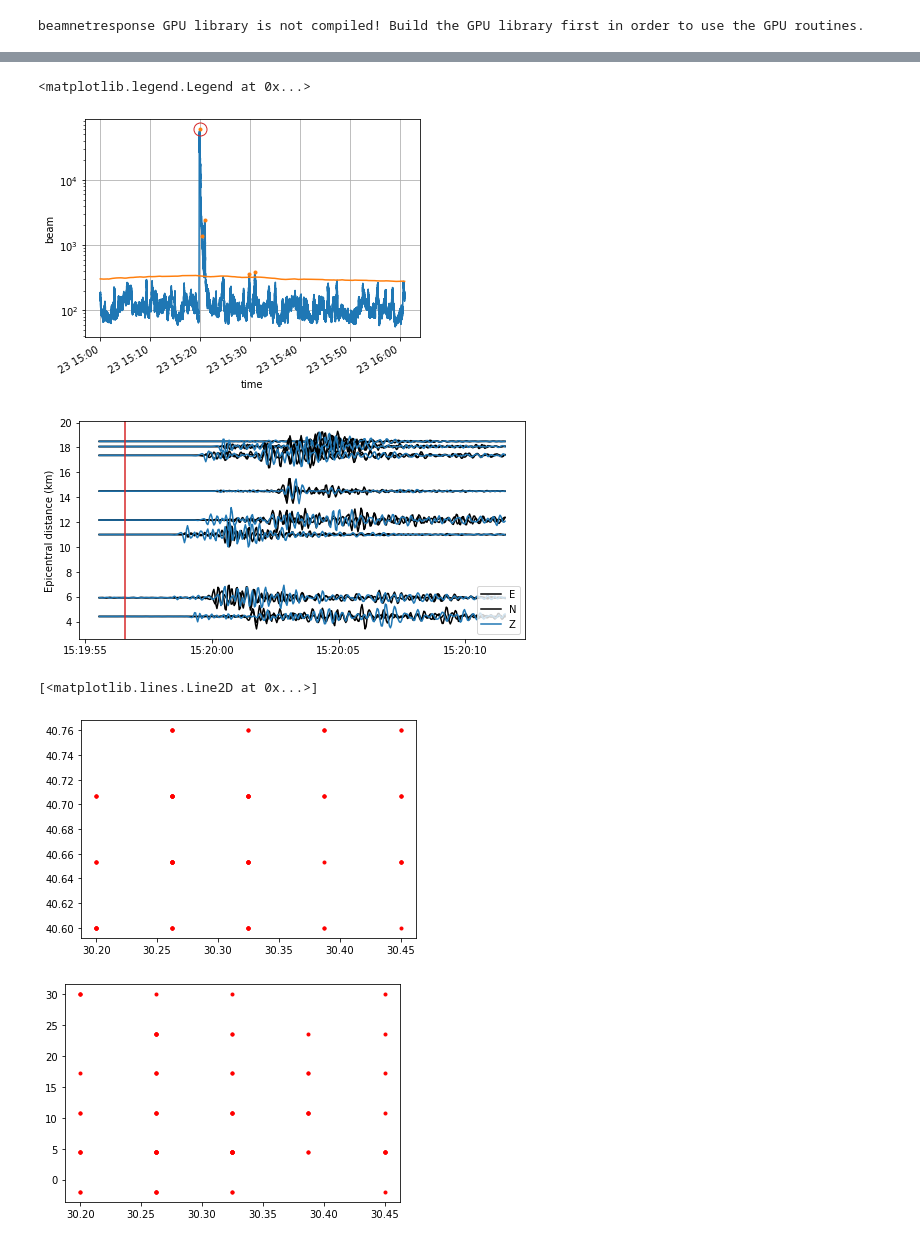
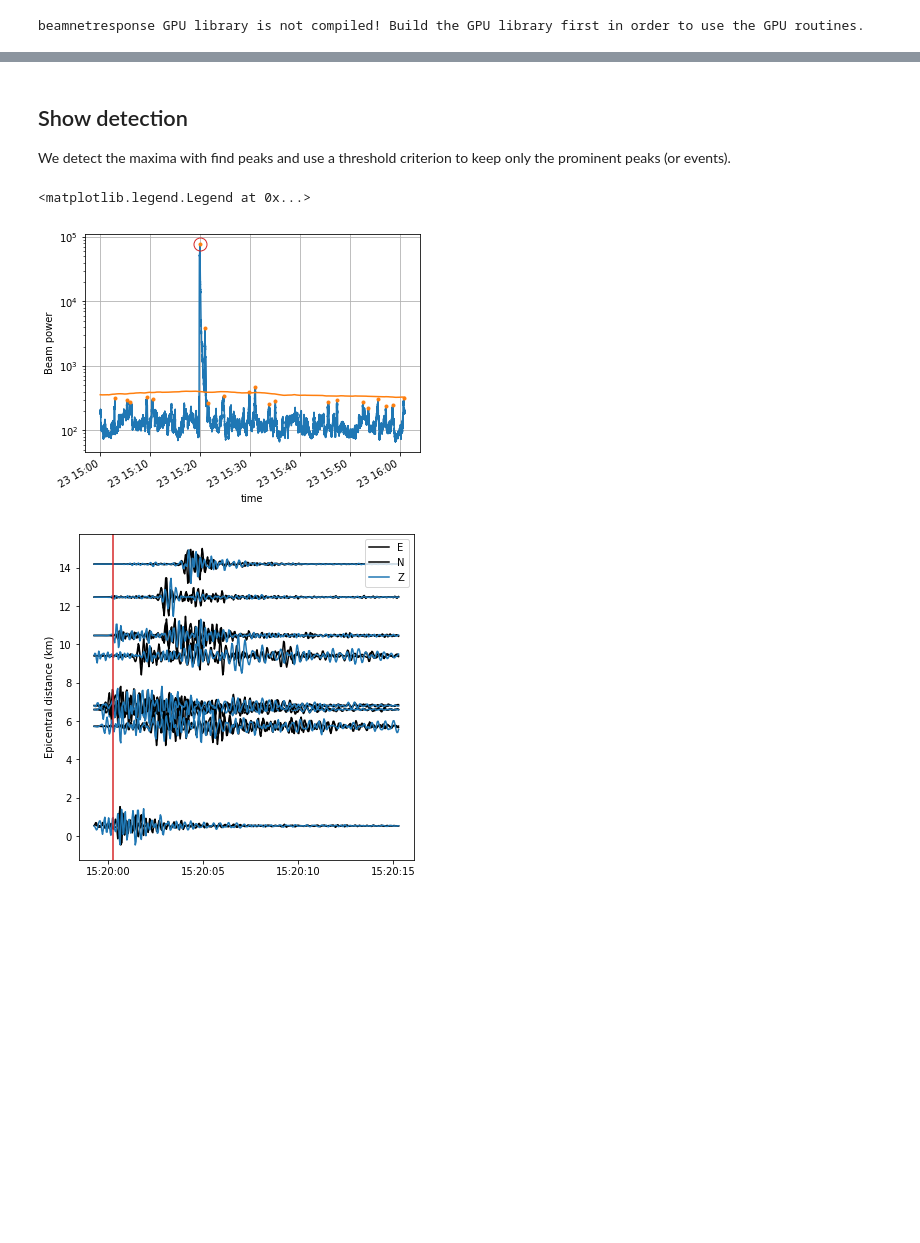
Before and after one commit to ebeauce/beampower, a Jupyter notebook: notebooks/3_localization.ipynb, the cells around one changed output, grey strips where cells are left out. Saved outputs shown, nothing was run; the diff lists cells and outputs as text; code cells hidden in the pictures; blank space fills up the shorter version.

```diff
--- a/notebooks/3_localization.ipynb
+++ b/notebooks/3_localization.ipynb
@@ -166,0 +156,8 @@ detector = detector.assign(grid)
+# %%
+beam_max, beam_argmax = bp.beampower.beamform_max(
+    waveform_features.to_numpy().astype(np.float32),
+    time_delays.to_numpy().astype(np.int32),
+    weights_phase.to_numpy().astype(np.float32),
+    weights_sources.astype(np.float32),
+    device="cpu"
+)
@@ -166,0 +168,8 @@ detector = detector.assign(grid)
+# %%
+# Get arrays
+beam = xr.DataArray(data=beam_max, coords=waveform_features["time"].coords)
+
+# Source coordinates
+for dim in ravel_shape:
+    coordinates = time_delays[dim].to_numpy()[beam_argmax]
+    detector = detector.assign({dim: ("time", coordinates)})
@@ -167,6 +180,22 @@ detector = detector.assign(grid)
 # %%
 MIN_DETECTION_INTERVAL = int(30 * sampling_rate)
-# Detection
+
+# Detect
 peaks = signal.find_peaks(detector.beam, distance=MIN_DETECTION_INTERVAL)
 events = detector.isel(time=peaks[0])
-events = events.isel(time=events.beam > events.threshold)
+
+# Threshold
+window_length = int(1800 * sampling_rate)
+threshold = 2 * beam.rolling(time=window_length, center=True).median()
+events = events.isel(time=events.beam > threshold)
+
+# Show
+detector.beam.plot()
+threshold.plot()
+events.beam.plot(marker=".", ls="none", c="C1")
+plt.semilogy()
+plt.ylim(bottom=10)
+plt.ylabel("Beam power")
+plt.grid()
+plt.title(f"Dection of {len(events.time)} events")
+plt.show()
@@ -173,3 +204,7 @@ events = events.isel(time=events.beam > events.threshold)
+# %% [markdown]
+## Show detection
+
+We detect the maxima with find peaks and use a threshold criterion to keep only the prominent peaks (or events).
 # %%
 COLORS = {"E": "k", "N": "k", "Z": "C0"}
 
@@ -184,45 +219,38 @@ detector_zoom.threshold.plot()
 events_zoom.beam.plot(marker=".", ls="none", c="C1")
 plt.semilogy()
 plt.grid()
+plt.ylabel("Beam power")
 
 # Watch peak
 event_watch = events_zoom.isel(time=events_zoom.beam.argmax())
-# event_watch = events.isel(time=4)
 plt.plot(event_watch.time, event_watch.beam, "oC3", ms=13, mfc="none")
 
 # str(event_watch.time.data)
 date = UTCDateTime(str(event_watch.time.data))
 
 # Get waveform
-fig, ax = plt.subplots(1, figsize=(8, 4))
+fig, ax = plt.subplots(1, figsize=(6, 6))
 for index, trace in enumerate(read(DIRPATH_WAVEFORMS)):
 
     # Get trace and info
     trace.trim(date - 1, date + 15)
     trace.filter(type="lowpass", freq=5)
     times = pd.to_datetime(trace.times("timestamp"), unit="s")
     data = trace.data / np.abs(trace.data).max()
+
     coords = inventory.get_coordinates(trace.id)
     p1 = event_watch.latitude.data, event_watch.longitude.data
     p2 = [coords[dim] for dim in ["latitude", "longitude"]]
     distance = degrees2kilometers(locations2degrees(*p1, *p2))
 
     # Plot trace
     ax.plot(times, data + distance, color=COLORS[trace.stats.channel[-1]])
 
-#
+# Labels
 ax.set_ylabel("Epicentral distance (km)")
 ax.axvline(date, color="C3")
 ax.legend([key for key in COLORS])
 # %% [output]
 <matplotlib.legend.Legend at 0x...>
-[figure, old version]
+[figure, new version]
-[figure, old version]
+[figure, new version]
-# %%
-plt.plot(events.longitude, events.latitude, ".r")
-plt.figure()
-plt.plot(events.longitude, events.depth, ".r")
-# %% [output]
-[<matplotlib.lines.Line2D at 0x...>]
-[figure, removed]
-[figure, removed]
```
Also changed, not shown: parts of 22 cells of this notebook, 3 other files.
